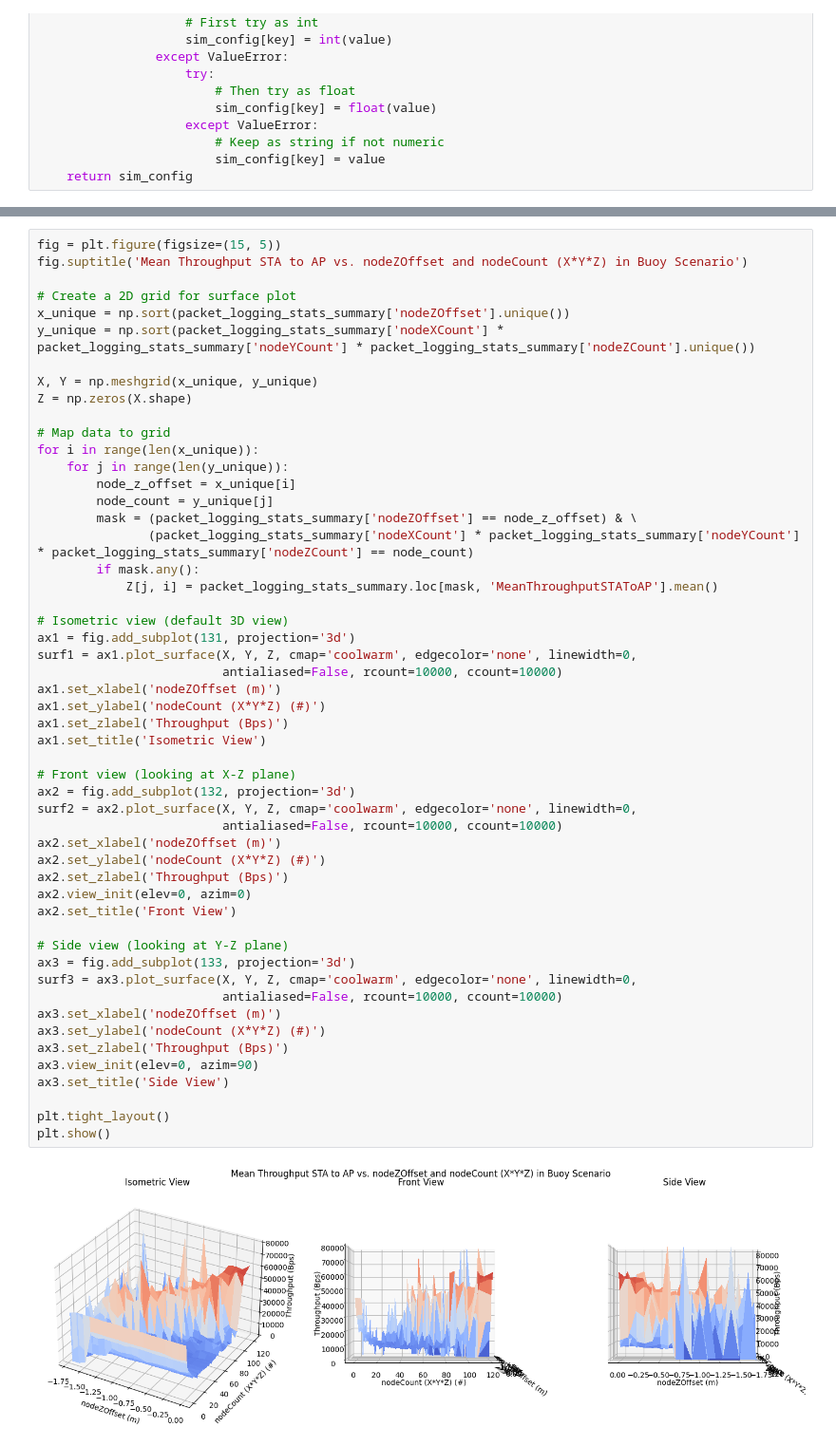
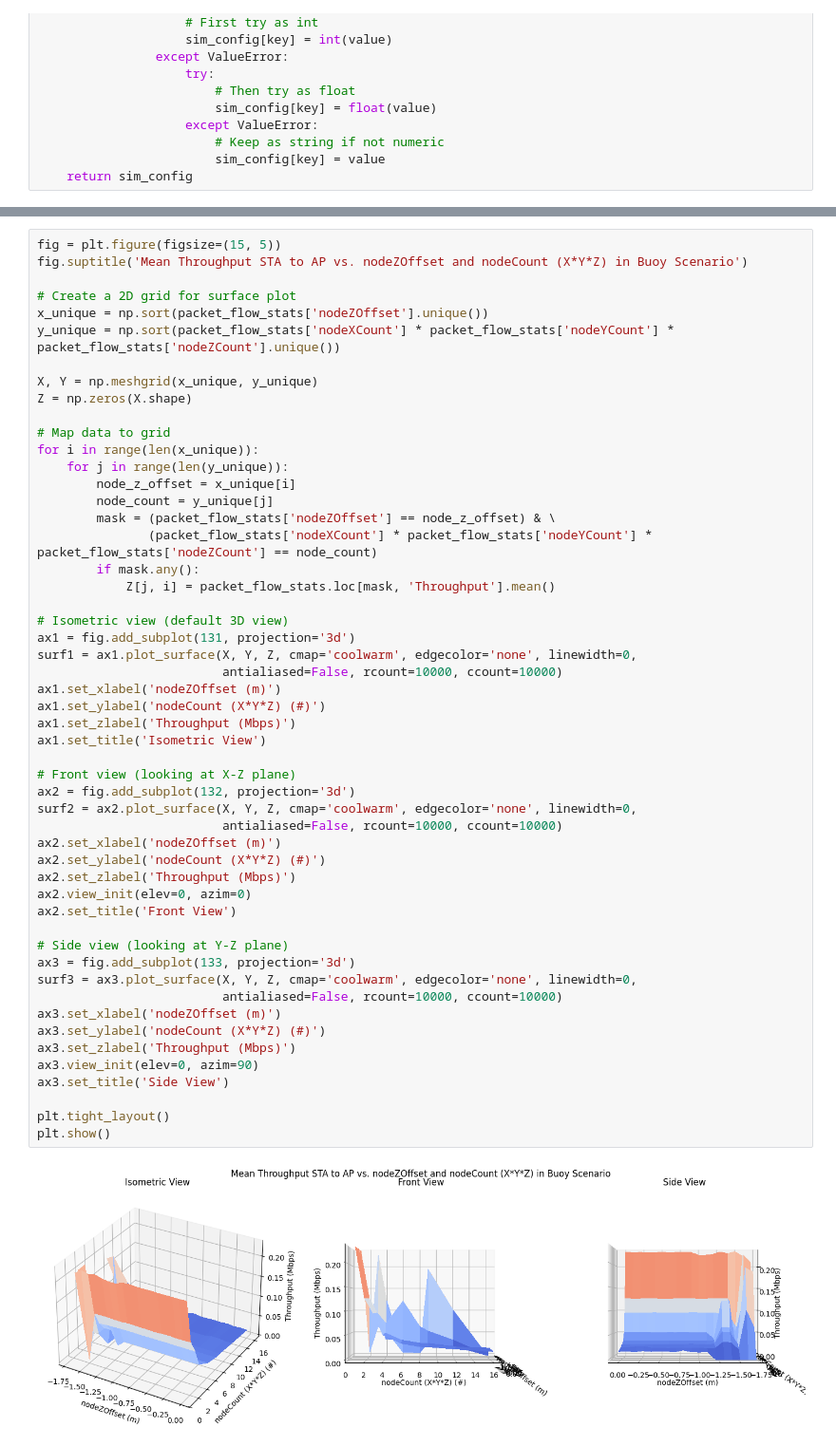
Before and after one commit to mehslambo/2IRS0-ns3, a Jupyter notebook: postprocessing/buoy_graphs.ipynb, the cells around one changed output, grey strips where cells are left out. Shown: that part at 95% size. Drawn from its saved outputs; the diff is of its cells as text.

Commit message:
Switched buoy notebook to FlowMonitor

```diff
--- a/postprocessing/buoy_graphs.ipynb
+++ b/postprocessing/buoy_graphs.ipynb
@@ -153,8 +168,8 @@ fig = plt.figure(figsize=(15, 5))
 fig.suptitle('Mean Throughput STA to AP vs. nodeZOffset and nodeCount (X*Y*Z) in Buoy Scenario')
 
 # Create a 2D grid for surface plot
-x_unique = np.sort(packet_logging_stats_summary['nodeZOffset'].unique())
-y_unique = np.sort(packet_logging_stats_summary['nodeXCount'] * packet_logging_stats_summary['nodeYCount'] * packet_logging_stats_summary['nodeZCount'].unique())
+x_unique = np.sort(packet_flow_stats['nodeZOffset'].unique())
+y_unique = np.sort(packet_flow_stats['nodeXCount'] * packet_flow_stats['nodeYCount'] * packet_flow_stats['nodeZCount'].unique())
 
 X, Y = np.meshgrid(x_unique, y_unique)
 Z = np.zeros(X.shape)
@@ -164,44 +179,44 @@ for i in range(len(x_unique)):
     for j in range(len(y_unique)):
         node_z_offset = x_unique[i]
         node_count = y_unique[j]
-        mask = (packet_logging_stats_summary['nodeZOffset'] == node_z_offset) & \
-               (packet_logging_stats_summary['nodeXCount'] * packet_logging_stats_summary['nodeYCount'] * packet_logging_stats_summary['nodeZCount'] == node_count)
+        mask = (packet_flow_stats['nodeZOffset'] == node_z_offset) & \
+               (packet_flow_stats['nodeXCount'] * packet_flow_stats['nodeYCount'] * packet_flow_stats['nodeZCount'] == node_count)
         if mask.any():
-            Z[j, i] = packet_logging_stats_summary.loc[mask, 'MeanThroughputSTAToAP'].mean()
+            Z[j, i] = packet_flow_stats.loc[mask, 'Throughput'].mean()
 
 # Isometric view (default 3D view)
 ax1 = fig.add_subplot(131, projection='3d')
 surf1 = ax1.plot_surface(X, Y, Z, cmap='coolwarm', edgecolor='none', linewidth=0,
                          antialiased=False, rcount=10000, ccount=10000)
 ax1.set_xlabel('nodeZOffset (m)')
 ax1.set_ylabel('nodeCount (X*Y*Z) (#)')
-ax1.set_zlabel('Throughput (Bps)')
+ax1.set_zlabel('Throughput (Mbps)')
 ax1.set_title('Isometric View')
 
 # Front view (looking at X-Z plane)
 ax2 = fig.add_subplot(132, projection='3d')
 surf2 = ax2.plot_surface(X, Y, Z, cmap='coolwarm', edgecolor='none', linewidth=0,
                          antialiased=False, rcount=10000, ccount=10000)
 ax2.set_xlabel('nodeZOffset (m)')
 ax2.set_ylabel('nodeCount (X*Y*Z) (#)')
-ax2.set_zlabel('Throughput (Bps)')
+ax2.set_zlabel('Throughput (Mbps)')
 ax2.view_init(elev=0, azim=0)
 ax2.set_title('Front View')
 
 # Side view (looking at Y-Z plane)
 ax3 = fig.add_subplot(133, projection='3d')
 surf3 = ax3.plot_surface(X, Y, Z, cmap='coolwarm', edgecolor='none', linewidth=0,
                          antialiased=False, rcount=10000, ccount=10000)
 ax3.set_xlabel('nodeZOffset (m)')
 ax3.set_ylabel('nodeCount (X*Y*Z) (#)')
-ax3.set_zlabel('Throughput (Bps)')
+ax3.set_zlabel('Throughput (Mbps)')
 ax3.view_init(elev=0, azim=90)
 ax3.set_title('Side View')
 
 plt.tight_layout()
 plt.show()
 # %% [output]
-[figure, old version]
+[figure, new version]
 # %%
 fig = plt.figure(figsize=(15, 5))
 fig.suptitle('Mean Latency STA to AP vs. nodeZOffset and nodeCount (X*Y*Z) in Buoy Scenario')
```
Also changed, not shown: parts of 12 cells of this notebook, 1 other file.
